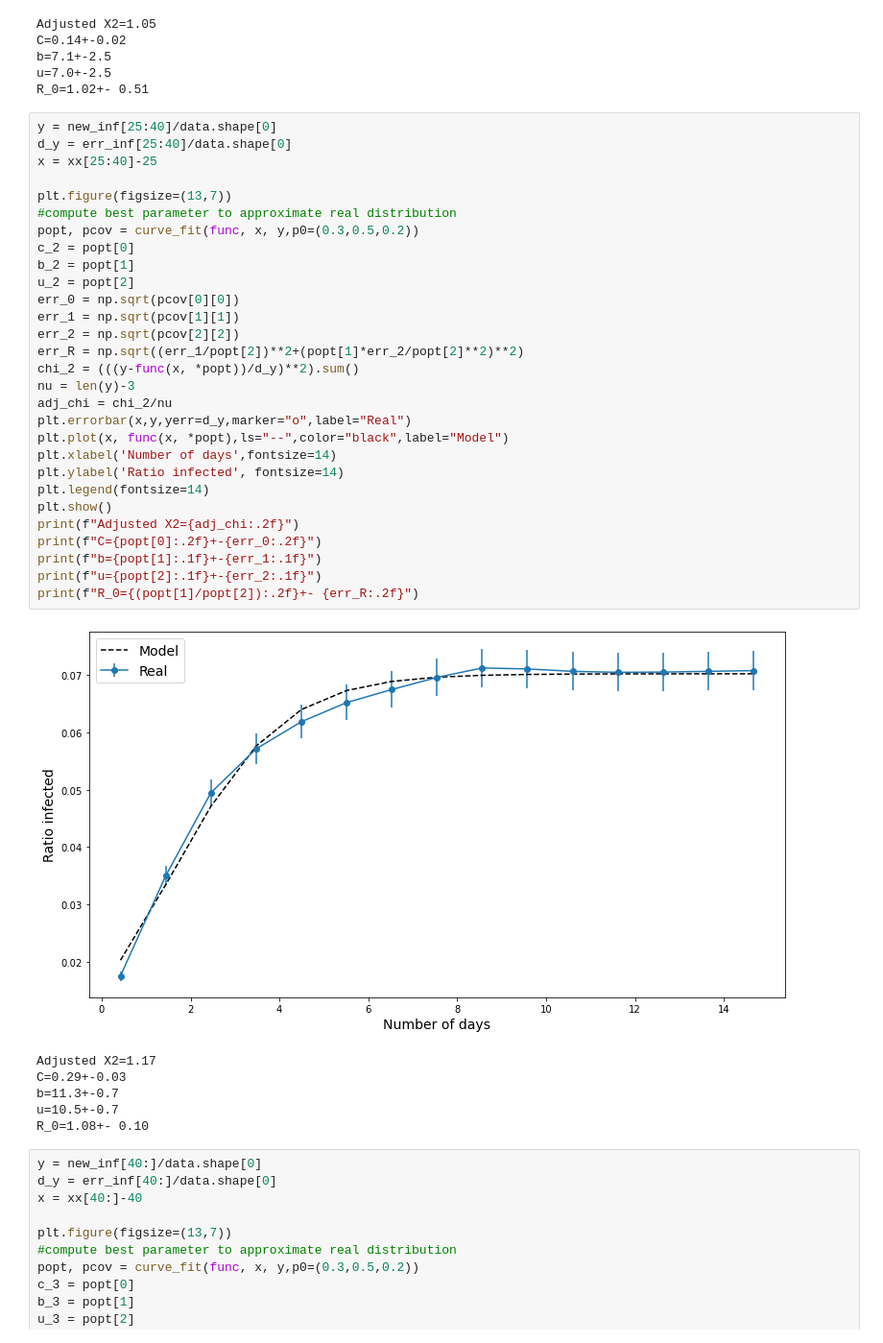
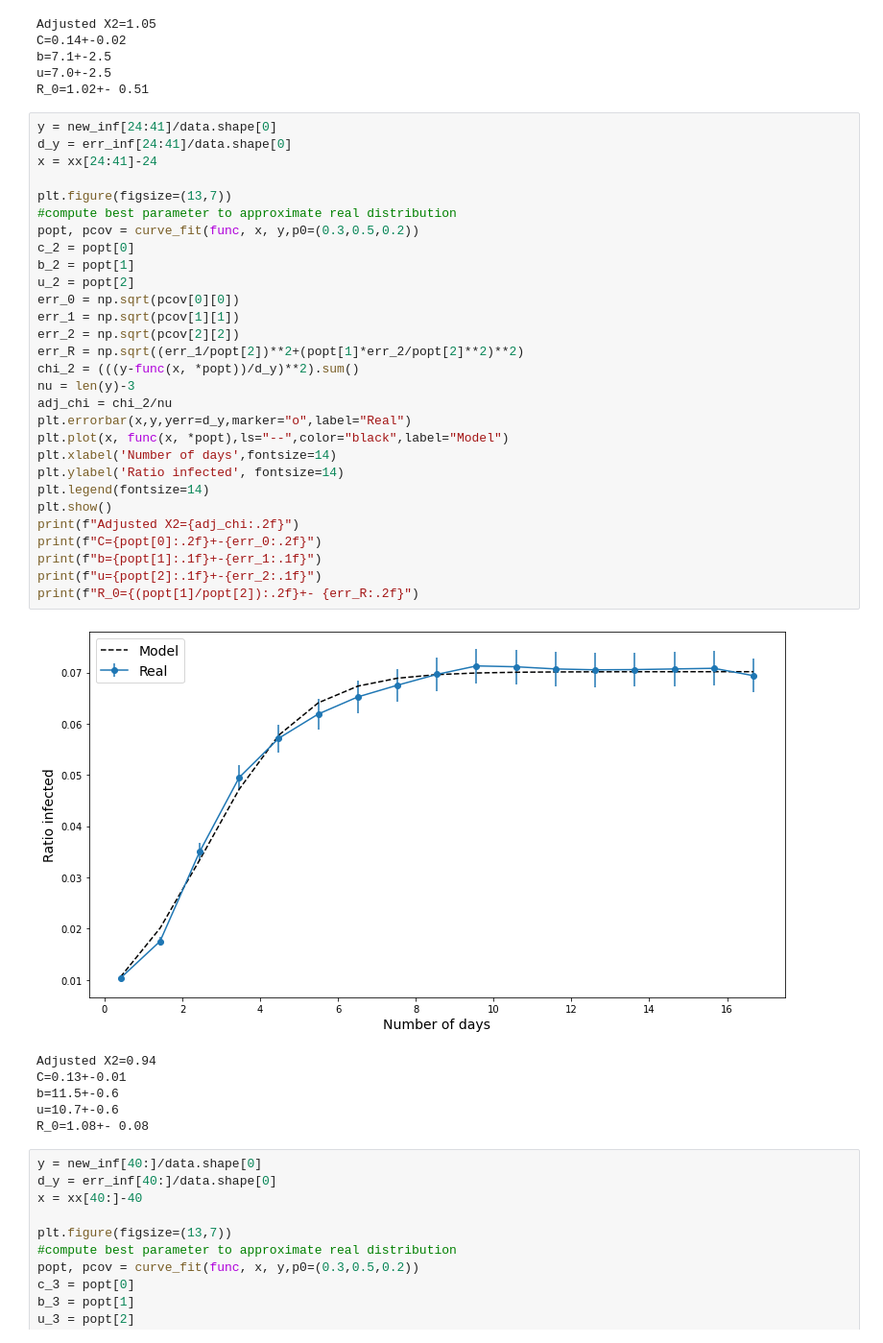
Before and after one commit to pspinaunipi/Project_Social_Network_Analysis, a Jupyter notebook: analize_data/Infection_data_analysis.ipynb, the cells around one changed output. Shown: that part at 96% size. Cells and saved outputs as stored; diff of their text form.

```diff
--- a/analize_data/Infection_data_analysis.ipynb
+++ b/analize_data/Infection_data_analysis.ipynb
@@ -238,41 +238,41 @@ b=7.1+-2.5
 u=7.0+-2.5
 R_0=1.02+- 0.51
 # %%
-y = new_inf[25:40]/data.shape[0]
-d_y = err_inf[25:40]/data.shape[0]
-x = xx[25:40]-25
+y = new_inf[24:41]/data.shape[0]
+d_y = err_inf[24:41]/data.shape[0]
+x = xx[24:41]-24
 
 plt.figure(figsize=(13,7))
 #compute best parameter to approximate real distribution
 popt, pcov = curve_fit(func, x, y,p0=(0.3,0.5,0.2))
 c_2 = popt[0]
 b_2 = popt[1]
 u_2 = popt[2]
 err_0 = np.sqrt(pcov[0][0])
 err_1 = np.sqrt(pcov[1][1])
 err_2 = np.sqrt(pcov[2][2])
 err_R = np.sqrt((err_1/popt[2])**2+(popt[1]*err_2/popt[2]**2)**2)
 chi_2 = (((y-func(x, *popt))/d_y)**2).sum()
 nu = len(y)-3
 adj_chi = chi_2/nu
 plt.errorbar(x,y,yerr=d_y,marker="o",label="Real")
 plt.plot(x, func(x, *popt),ls="--",color="black",label="Model")
 plt.xlabel('Number of days',fontsize=14)
 plt.ylabel('Ratio infected', fontsize=14)
 plt.legend(fontsize=14)
 plt.show()
 print(f"Adjusted X2={adj_chi:.2f}")
 print(f"C={popt[0]:.2f}+-{err_0:.2f}")
 print(f"b={popt[1]:.1f}+-{err_1:.1f}")
 print(f"u={popt[2]:.1f}+-{err_2:.1f}")
 print(f"R_0={(popt[1]/popt[2]):.2f}+- {err_R:.2f}")
 # %% [output]
-[figure, old version]
+[figure, new version]
-Adjusted X2=1.17
-C=0.29+-0.03
-b=11.3+-0.7
-u=10.5+-0.7
-R_0=1.08+- 0.10
+Adjusted X2=0.94
+C=0.13+-0.01
+b=11.5+-0.6
+u=10.7+-0.6
+R_0=1.08+- 0.08
 # %%
 y = new_inf[40:]/data.shape[0]
 d_y = err_inf[40:]/data.shape[0]
```
Also changed, not shown: parts of 1 cell of this notebook.
